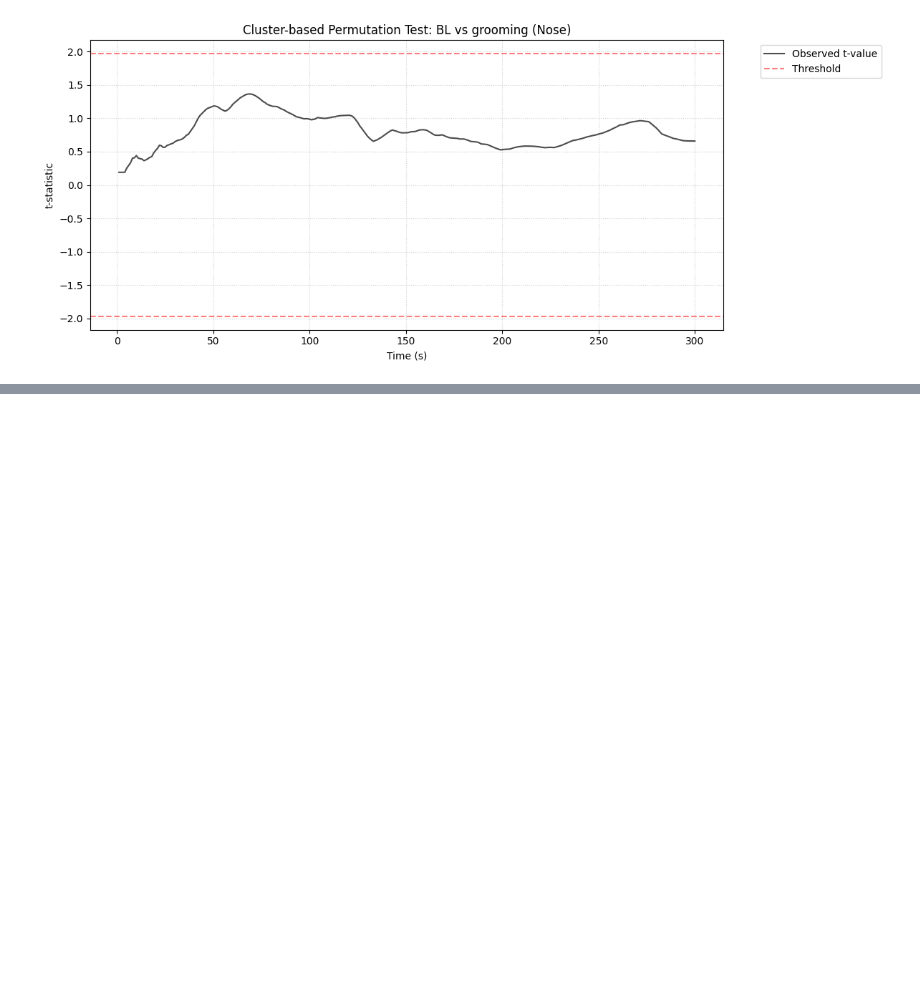
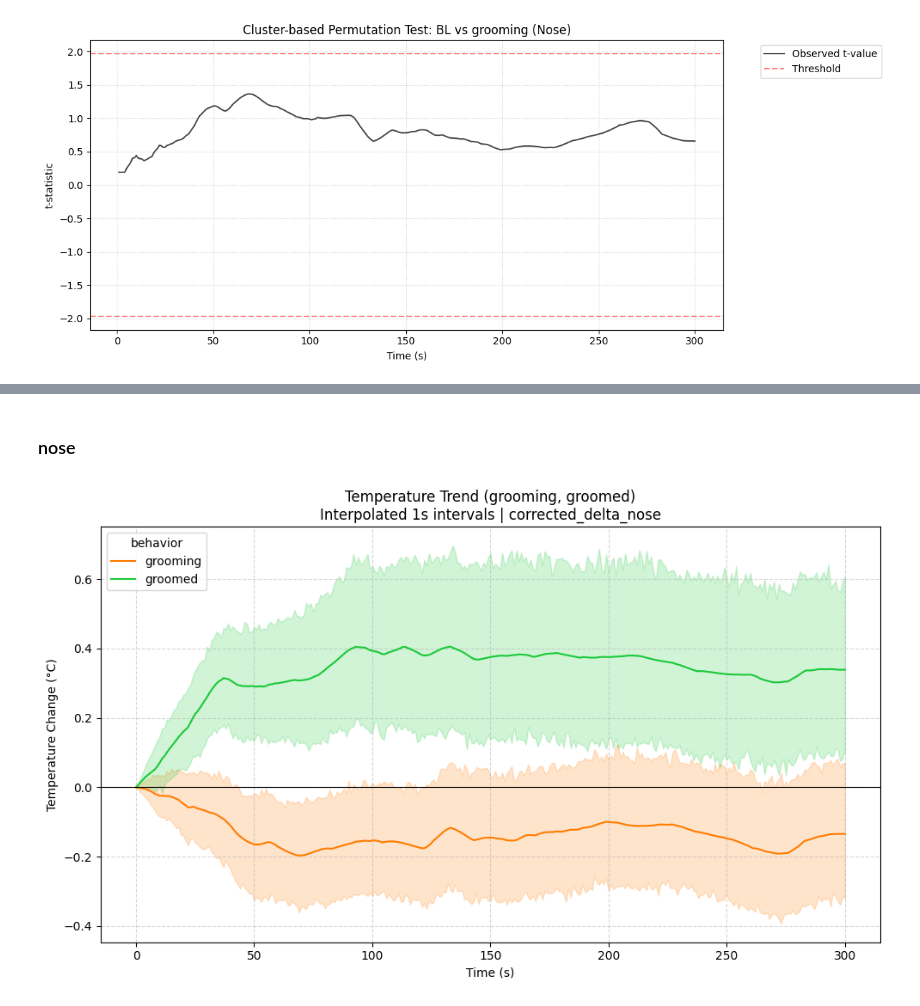
Before and after one commit to Yasui-kyoto/Monkey_Aggression, a Jupyter notebook: notebooks/03_aim_1/aim_01.ipynb, the cells around one changed output, grey strips where cells are left out. Drawn from its saved outputs; the diff is of its cells as text; code cells hidden in the pictures; blank space fills up the shorter version.

```diff
--- a/notebooks/03_aim_1/aim_01.ipynb
+++ b/notebooks/03_aim_1/aim_01.ipynb
@@ -275,0 +318,11 @@ Cluster 1: 11s - 300s | Stat: 969.48 | p = 0.0000
+# %% [markdown]
+### nose
+# %%
+# 2. 補正後の値を使ってプロット
+self.plot_smoothed_behavior_comparison(
+    corrected_delta_df_1s,
+    y_column='corrected_delta_nose',
+    target_behaviors=['grooming', 'groomed']
+)
+# %% [output]
+[figure, added]
```
Also changed, not shown: parts of 21 cells of this notebook, 2 other files.
